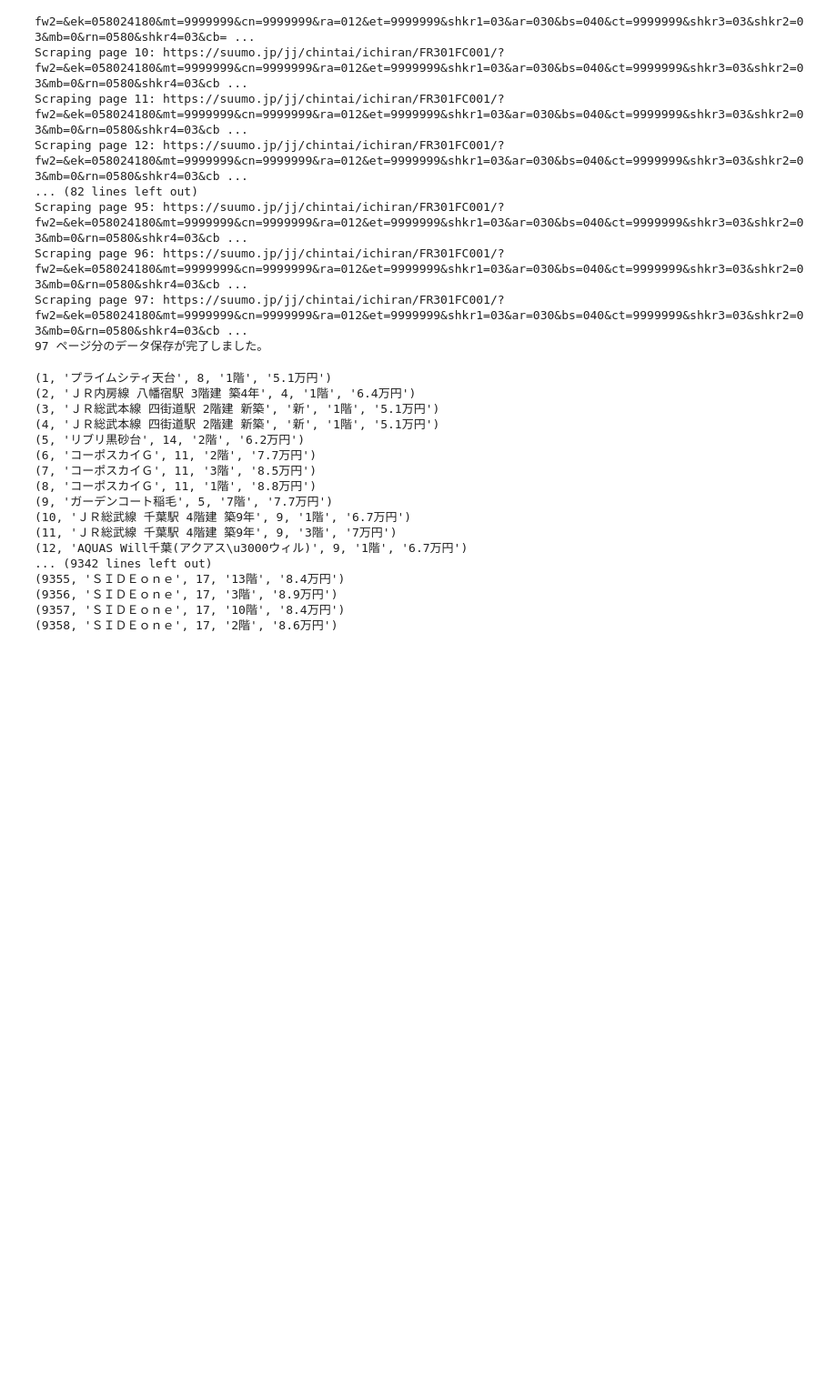
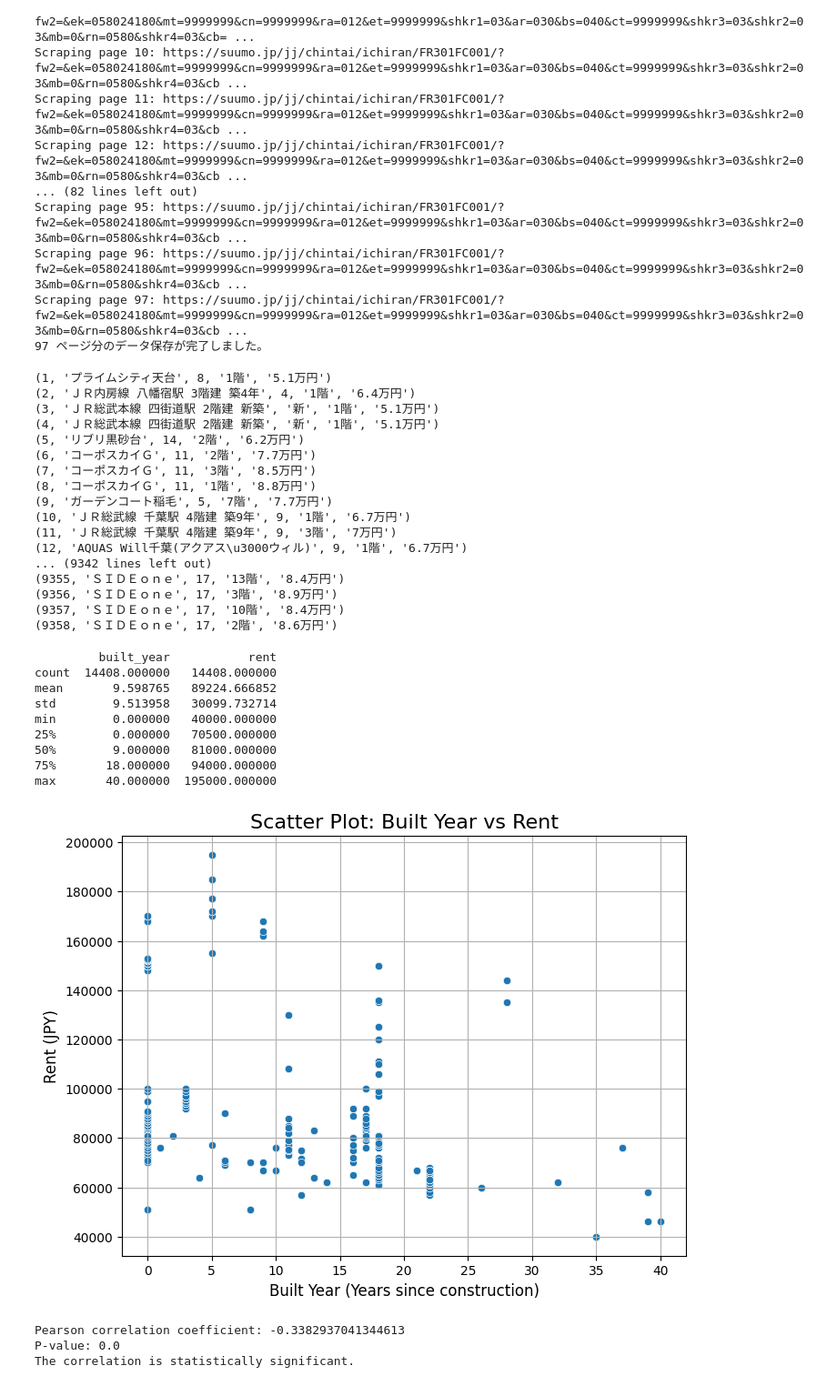
Before and after one commit to Nyokinyokipengin/dspr2, a Jupyter notebook: final.ipynb, the cells around one changed output. Shown at 91% size. Drawn from its saved outputs; the diff is of its cells as text; code cells hidden in the pictures; blank space fills up the shorter version.

```diff
--- a/final.ipynb
+++ b/final.ipynb
@@ -143,3 +143,77 @@ conn.close()
 (9356, 'ＳＩＤＥｏｎｅ', 17, '3階', '8.9万円')
 (9357, 'ＳＩＤＥｏｎｅ', 17, '10階', '8.4万円')
 (9358, 'ＳＩＤＥｏｎｅ', 17, '2階', '8.6万円')
+# %%
+#築年数と賃料の相関関係を調査
+
+import sqlite3
+import pandas as pd
+import matplotlib.pyplot as plt
+import seaborn as sns
+from scipy.stats import pearsonr
+
+# SQLiteデータベースに接続
+conn = sqlite3.connect("properties.db")
+
+# 築年数と賃料のデータを取得
+query = """
+SELECT
+    CASE
+        WHEN built_year = '新' THEN 0
+        ELSE built_year
+    END AS built_year,
+    REPLACE(rent, '万円', '') * 10000 AS rent
+FROM properties
+WHERE built_year IS NOT NULL AND rent IS NOT NULL
+"""
+
+# データをデータフレームに読み込む
+data = pd.read_sql_query(query, conn)
+
+# データ型を変換
+data["built_year"] = pd.to_numeric(data["built_year"], errors="coerce")
+data["rent"] = pd.to_numeric(data["rent"], errors="coerce")
+
+# データベース接続を閉じる
+conn.close()
+
+
+# データの概要を表示
+print(data.describe())
+
+
+# 散布図の作成
+plt.figure(figsize=(8, 6))
+sns.scatterplot(x="built_year", y="rent", data=data)
+plt.title("Scatter Plot: Built Year vs Rent", fontsize=16)
+plt.xlabel("Built Year (Years since construction)", fontsize=12)
+plt.ylabel("Rent (JPY)", fontsize=12)
+plt.grid(True)
+plt.show()
+
+# 相関係数の計算
+corr, p_value = pearsonr(data["built_year"], data["rent"])
+
+# 結果の表示
+print(f"Pearson correlation coefficient: {corr}")
+print(f"P-value: {p_value}")
+
+# 有意差検定の結果
+if p_value < 0.05:
+    print("この相関は統計的に有意です。.")
+else:
+    print("この相関は統計的に有意ではありません。")
+# %% [output]
+         built_year           rent
+count  14408.000000   14408.000000
+mean       9.598765   89224.666852
+std        9.513958   30099.732714
+min        0.000000   40000.000000
+25%        0.000000   70500.000000
+50%        9.000000   81000.000000
+75%       18.000000   94000.000000
+max       40.000000  195000.000000
+[figure, added]
+Pearson correlation coefficient: -0.3382937041344613
+P-value: 0.0
+The correlation is statistically significant.
```
Also changed, not shown: parts of 1 cell of this notebook.
